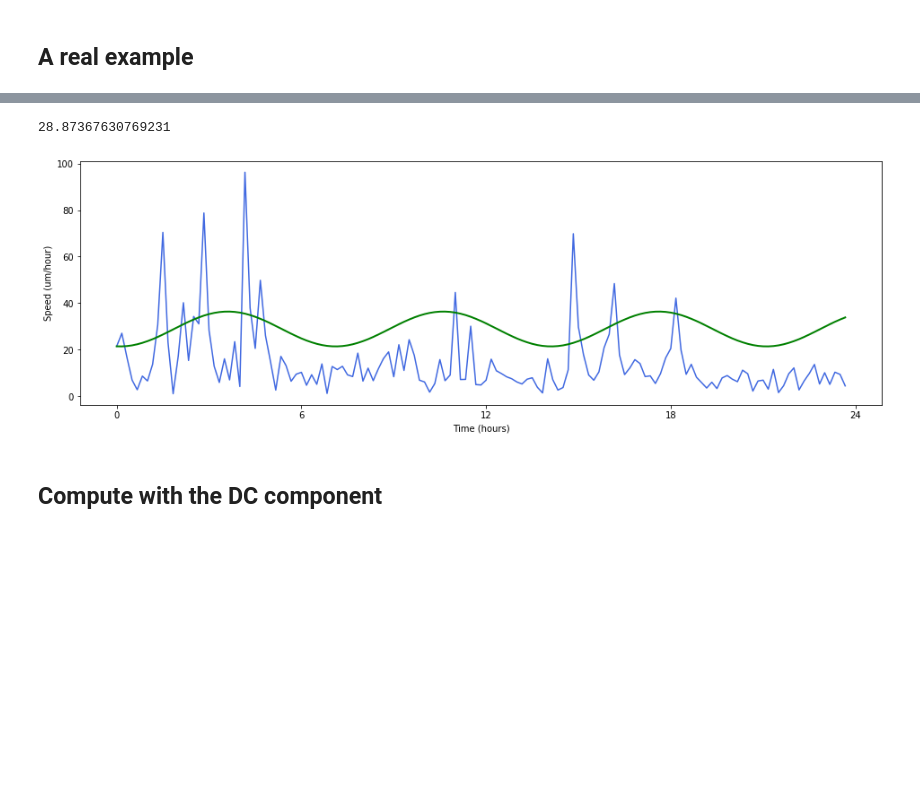
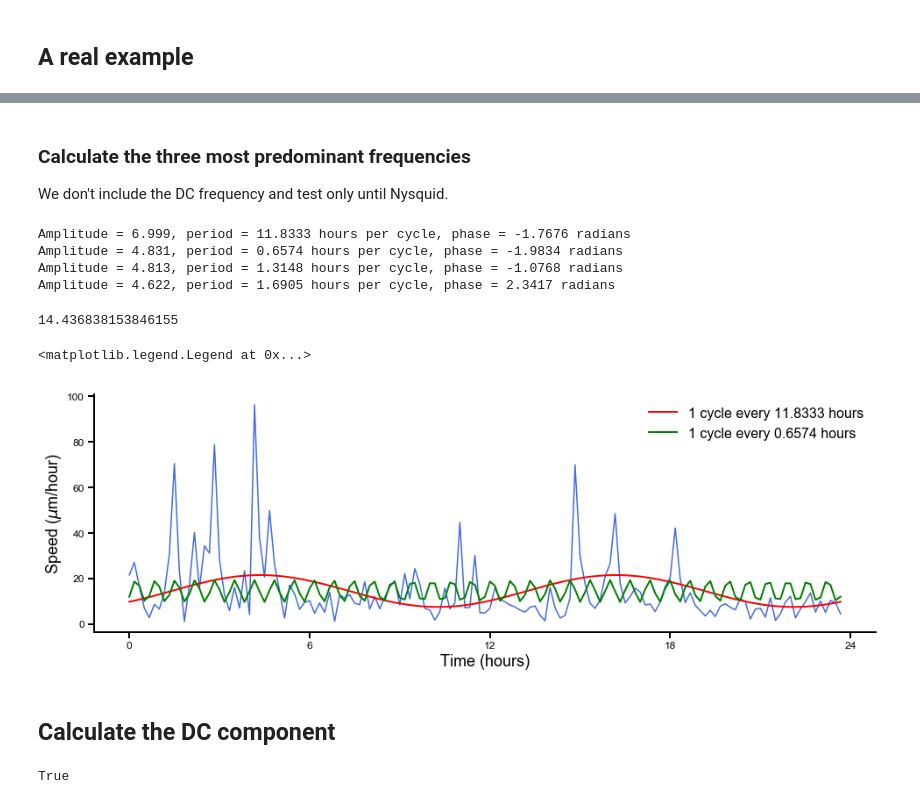
Before and after one commit to OrielBanne/myIPythonNotebooks, a Jupyter notebook: Signal_Processing/DiscreteFourierTransformation.ipynb, the cells around one changed output, grey strips where cells are left out. Drawn from its saved outputs; the diff is of its cells as text; code cells hidden in the pictures; blank space fills up the shorter version.

```diff
--- a/Signal_Processing/DiscreteFourierTransformation.ipynb
+++ b/Signal_Processing/DiscreteFourierTransformation.ipynb
@@ -185,21 +183,52 @@ np.rad2deg(phi[:len(hz)][7])
+# %% [markdown]
+<H3>Calculate the three most predominant frequencies</H3>
+
+We don't include the DC frequency and test only until Nysquid.
+# %%
+myamps = ampl[1:hz.size] # from 1 to Nysquid
+x = abs(np.sort(myamps*-1))
+mysel = x[:4]
+
+idx = np.array([np.where(myamps==i) for i in mysel] ) +1
+for i in idx:
+    info = (float(ampl[i]), 1/float(hz[i]), float(phi[i]) )
+    print('Amplitude = %2.3f, period = %2.4f hours per cycle, phase = %2.4f radians'%info)
+    #print('Amplitude = {:2.4f}, frequency = {:2/4f},  phase = {:2.4f} radians'.format( info ))
+# %% [output]
+Amplitude = 6.999, period = 11.8333 hours per cycle, phase = -1.7676 radians
+Amplitude = 4.831, period = 0.6574 hours per cycle, phase = -1.9834 radians
+Amplitude = 4.813, period = 1.3148 hours per cycle, phase = -1.0768 radians
+Amplitude = 4.622, period = 1.6905 hours per cycle, phase = 2.3417 radians
 # %%
-np.mean(speed)*2
+np.mean(speed)
 # %% [output]
-28.87367630769231
+14.436838153846155
 # %%
-offset = np.mean(speed)*2
-mywave2 = offset + 7.5*np.sin(2*np.pi*(1/7)*t + np.rad2deg(phi[:len(hz)][1])) # add 5 offset because speed is alwasy positive
+offset = np.mean(speed)
+wave1 = offset + ampl[2]*(np.sin(2*np.pi*hz[2]*t + np.rad2deg(phi[2])))
+wave2 = offset + ampl[36]*(np.sin(2*np.pi*hz[36]*t + np.rad2deg(phi[36])))
+#mywave2 = offset + 7.5*np.sin(2*np.pi*(1/7)*t + np.rad2deg(phi[:len(hz)][1])) # add 5 offset because speed is alwasy positive
 
 fig = figure(figsize=(16,5))
 ax = fig.add_subplot(111)
 ax.plot(t, speed, color='royalblue', lw  = 1.5);
 
-ax.plot(t, mywave2, color='green', lw=2)
+ax.plot(t, wave1, lw = 2, color= 'red', label='1 cycle every {:2.4f} hours'.format(1/hz[2]) )
+ax.plot(t, wave2, lw = 2, color='green',label='1 cycle every {:2.4f} hours'.format(1/hz[36]))
 
 ax.set_xlabel('Time (hours)');
-ax.set_ylabel('Speed (um/hour)');
+ax.set_ylabel('Speed ($\mu$m/hour)');
 ax.set_xticks(range(0, 25, 6));
+ax.legend(fontsize =16, frameon=False)
 # %% [output]
+<matplotlib.legend.Legend at 0x...>
-[figure, old version]
+[figure, new version]
 # %% [markdown]
-<H2>Compute with the DC component</H2>
+<H2>Calculate the DC component</H2>
+# %%
+DC = [np.abs(FourierCoeff[0])]
+
+amp = np.concatenate( (DC, 2*np.abs(FourierCoeff[1:])) )
+amp[0] == speed.mean()
+# %% [output]
+True
```
Also changed, not shown: parts of 12 cells of this notebook.
